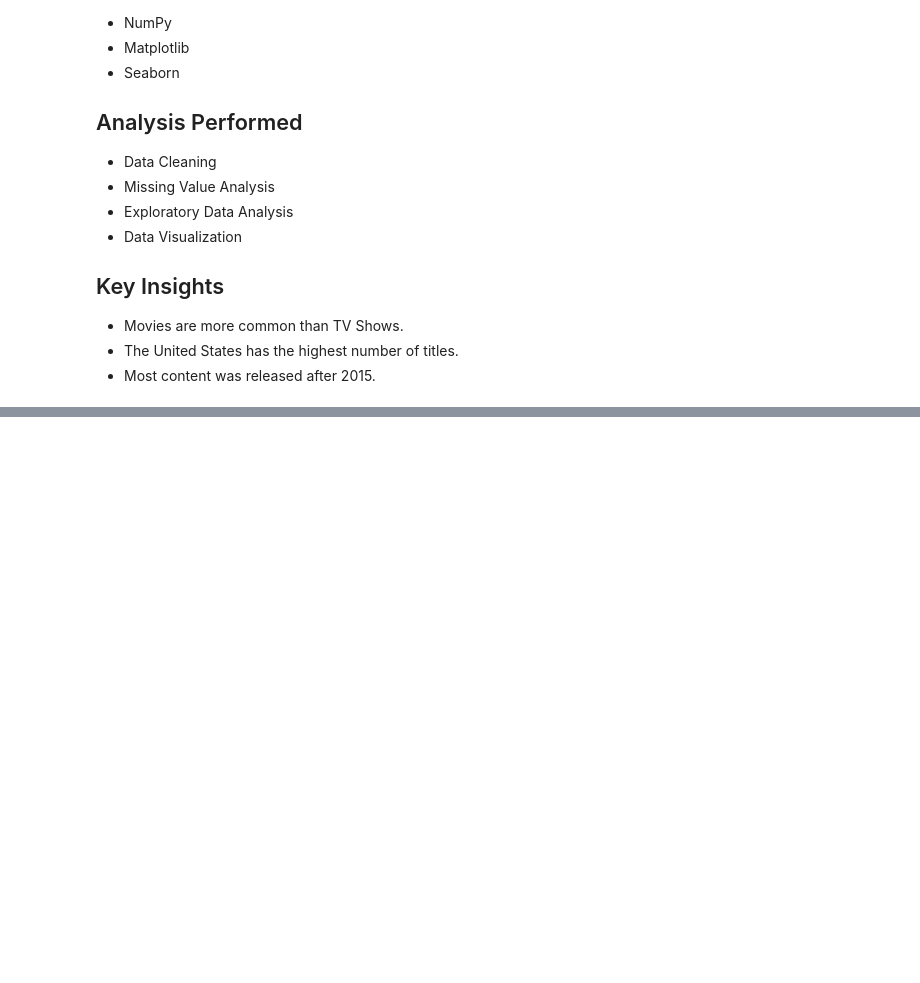
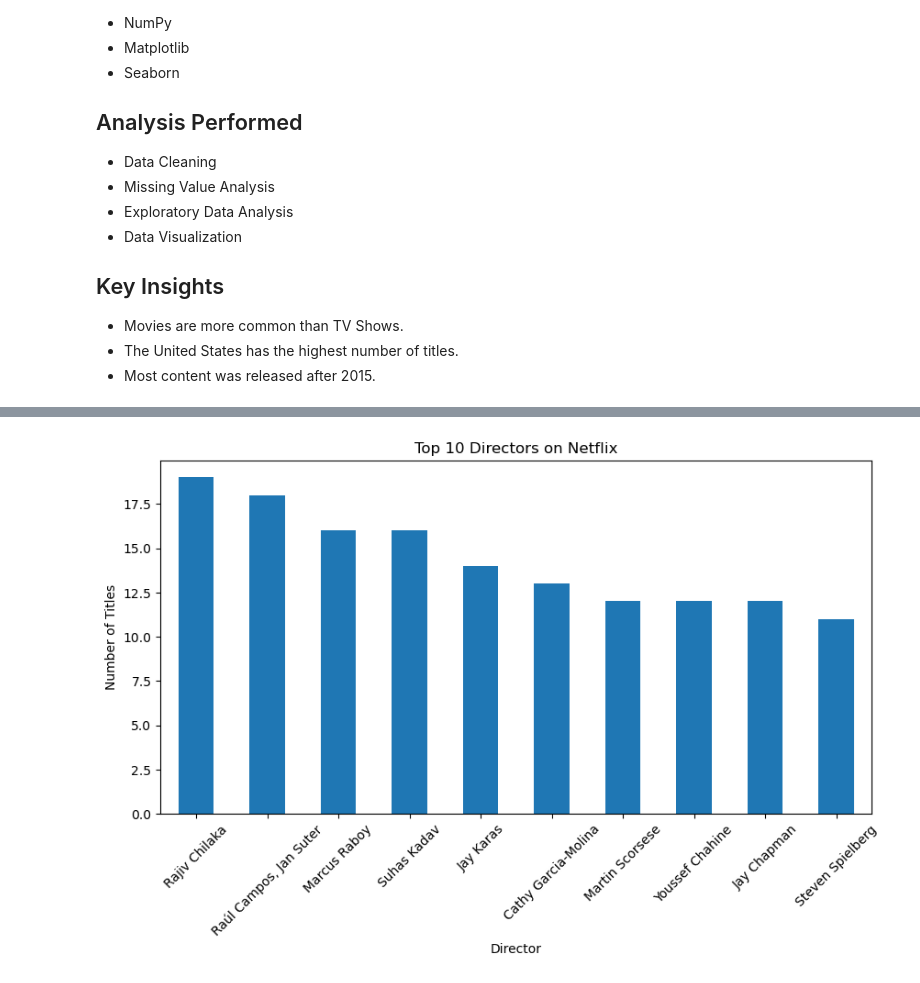
Before and after one commit to PoojaManjunath17/CodeAlpha_EDA, a Jupyter notebook: notebooks/EDA.ipynb, the cells around one changed output, grey strips where cells are left out. Saved outputs shown, nothing was run; the diff lists cells and outputs as text; code cells hidden in the pictures; blank space fills up the shorter version.

Commit message:
Day 5 - Analysed top directors

```diff
--- a/notebooks/EDA.ipynb
+++ b/notebooks/EDA.ipynb
@@ -368,0 +371,3 @@ plt.show()
+# %%
+top_directors = df[df["director"] != "Unknown"]["director"].value_counts().head(10)
+top_directors
@@ -368,0 +387,14 @@ plt.show()
+# %%
+import matplotlib.pyplot as plt
+
+plt.figure(figsize=(10,5))
+top_directors.plot(kind="bar")
+
+plt.title("Top 10 Directors on Netflix")
+plt.xlabel("Director")
+plt.ylabel("Number of Titles")
+plt.xticks(rotation=45)
+
+plt.show()
+# %% [output]
+[figure, added]
```
Also changed, not shown: parts of 3 cells of this notebook.
